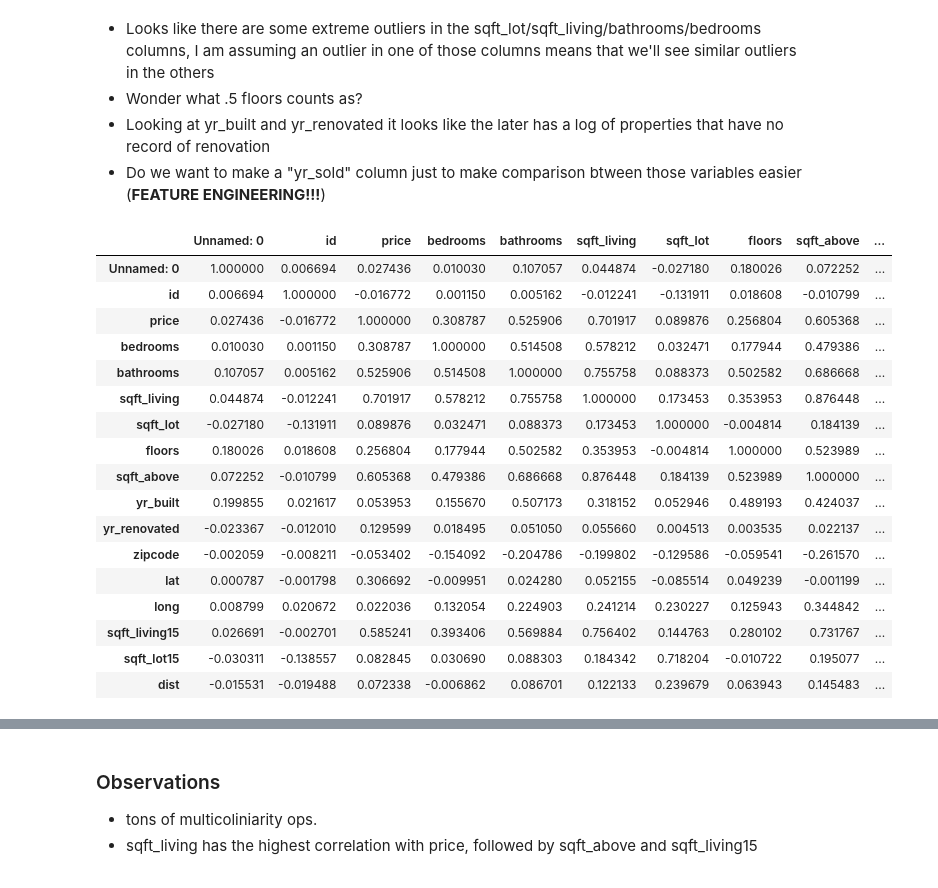
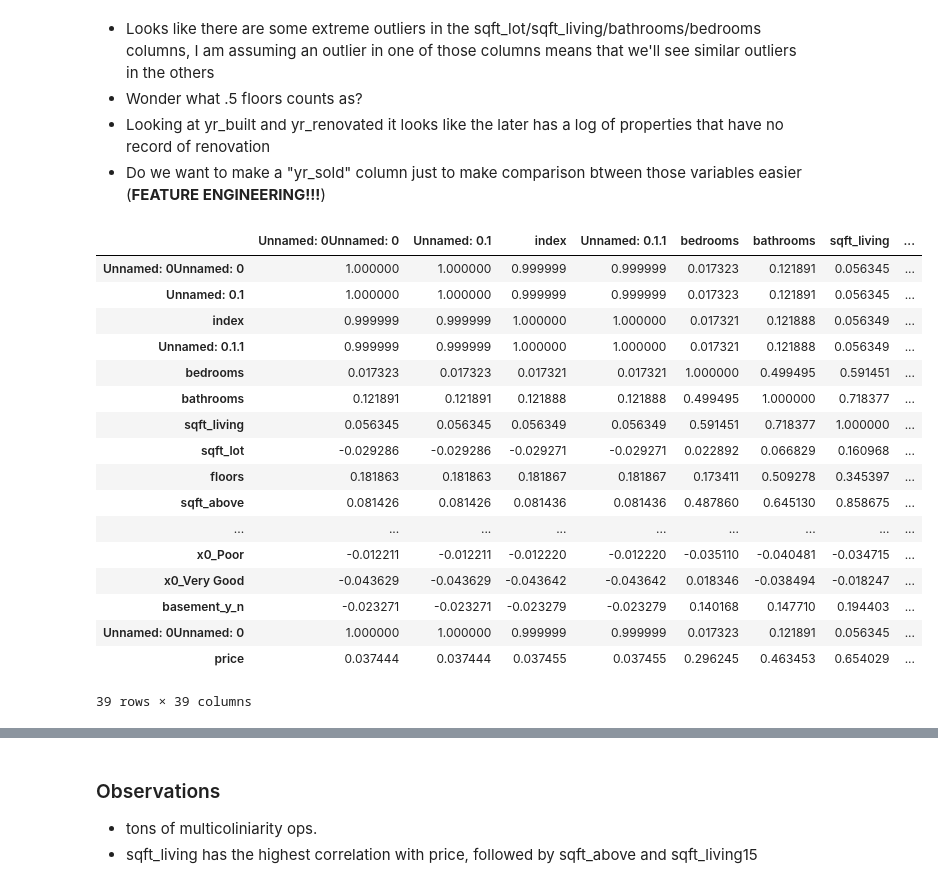
Before and after one commit to Shoemaker703/home_sales_analysis_project, a Jupyter notebook: notebooks/Alex M/Project2AlexM.ipynb, the cells around one changed output, grey strips where cells are left out. Cells and saved outputs as stored; diff of their text form; code cells hidden in the pictures.

```diff
--- a/notebooks/Alex M/Project2AlexM.ipynb
+++ b/notebooks/Alex M/Project2AlexM.ipynb
@@ -54,0 +53,3 @@ df = pd.read_csv('data/kc_house_data_with_distances.csv')
+# %%
+df_train_x = pd.read_csv('../../data/kc_house_data_xtrain_FINAL.csv')
+df_train_y = pd.read_csv('../../data/kc_house_data_ytrain_FINAL.csv')
@@ -64,0 +74,3 @@ df.head()
+# %%
+df_train = df_train_x.join(df_train_y, lsuffix ='Unnamed: 0', rsuffix = 'Unnamed: 0')
+df_train.info()
@@ -65 +95,3 @@ df.head()
+# %%
+df_train.columns = df_train.columns.str.replace(' ', '')
 # %%
@@ -113,25 +145,25 @@ df.describe()
 - Looking at yr_built and yr_renovated it looks like the later has a log of properties that have no record of renovation
 - Do we want to make a "yr_sold" column just to make comparison btween those variables easier (**FEATURE ENGINEERING!!!**)
 # %%
-df.corr()
+df_train.corr()
 # %% [output]
-|  | Unnamed: 0 | id | price | bedrooms | bathrooms | sqft_living | sqft_lot | floors | sqft_above | ... |
-| Unnamed: 0 | 1.000000 | 0.006694 | 0.027436 | 0.010030 | 0.107057 | 0.044874 | -0.027180 | 0.180026 | 0.072252 | ... |
-| id | 0.006694 | 1.000000 | -0.016772 | 0.001150 | 0.005162 | -0.012241 | -0.131911 | 0.018608 | -0.010799 | ... |
-| price | 0.027436 | -0.016772 | 1.000000 | 0.308787 | 0.525906 | 0.701917 | 0.089876 | 0.256804 | 0.605368 | ... |
-| bedrooms | 0.010030 | 0.001150 | 0.308787 | 1.000000 | 0.514508 | 0.578212 | 0.032471 | 0.177944 | 0.479386 | ... |
-| bathrooms | 0.107057 | 0.005162 | 0.525906 | 0.514508 | 1.000000 | 0.755758 | 0.088373 | 0.502582 | 0.686668 | ... |
-| sqft_living | 0.044874 | -0.012241 | 0.701917 | 0.578212 | 0.755758 | 1.000000 | 0.173453 | 0.353953 | 0.876448 | ... |
-| sqft_lot | -0.027180 | -0.131911 | 0.089876 | 0.032471 | 0.088373 | 0.173453 | 1.000000 | -0.004814 | 0.184139 | ... |
-| floors | 0.180026 | 0.018608 | 0.256804 | 0.177944 | 0.502582 | 0.353953 | -0.004814 | 1.000000 | 0.523989 | ... |
-| sqft_above | 0.072252 | -0.010799 | 0.605368 | 0.479386 | 0.686668 | 0.876448 | 0.184139 | 0.523989 | 1.000000 | ... |
-| yr_built | 0.199855 | 0.021617 | 0.053953 | 0.155670 | 0.507173 | 0.318152 | 0.052946 | 0.489193 | 0.424037 | ... |
-| yr_renovated | -0.023367 | -0.012010 | 0.129599 | 0.018495 | 0.051050 | 0.055660 | 0.004513 | 0.003535 | 0.022137 | ... |
-| zipcode | -0.002059 | -0.008211 | -0.053402 | -0.154092 | -0.204786 | -0.199802 | -0.129586 | -0.059541 | -0.261570 | ... |
-| lat | 0.000787 | -0.001798 | 0.306692 | -0.009951 | 0.024280 | 0.052155 | -0.085514 | 0.049239 | -0.001199 | ... |
-| long | 0.008799 | 0.020672 | 0.022036 | 0.132054 | 0.224903 | 0.241214 | 0.230227 | 0.125943 | 0.344842 | ... |
-| sqft_living15 | 0.026691 | -0.002701 | 0.585241 | 0.393406 | 0.569884 | 0.756402 | 0.144763 | 0.280102 | 0.731767 | ... |
-| sqft_lot15 | -0.030311 | -0.138557 | 0.082845 | 0.030690 | 0.088303 | 0.184342 | 0.718204 | -0.010722 | 0.195077 | ... |
-| dist | -0.015531 | -0.019488 | 0.072338 | -0.006862 | 0.086701 | 0.122133 | 0.239679 | 0.063943 | 0.145483 | ... |
+|  | Unnamed: 0Unnamed: 0 | Unnamed: 0.1 | index | Unnamed: 0.1.1 | bedrooms | bathrooms | sqft_living | ... |
+| Unnamed: 0Unnamed: 0 | 1.000000 | 1.000000 | 0.999999 | 0.999999 | 0.017323 | 0.121891 | 0.056345 | ... |
+| Unnamed: 0.1 | 1.000000 | 1.000000 | 0.999999 | 0.999999 | 0.017323 | 0.121891 | 0.056345 | ... |
+| index | 0.999999 | 0.999999 | 1.000000 | 1.000000 | 0.017321 | 0.121888 | 0.056349 | ... |
+| Unnamed: 0.1.1 | 0.999999 | 0.999999 | 1.000000 | 1.000000 | 0.017321 | 0.121888 | 0.056349 | ... |
+| bedrooms | 0.017323 | 0.017323 | 0.017321 | 0.017321 | 1.000000 | 0.499495 | 0.591451 | ... |
+| bathrooms | 0.121891 | 0.121891 | 0.121888 | 0.121888 | 0.499495 | 1.000000 | 0.718377 | ... |
+| sqft_living | 0.056345 | 0.056345 | 0.056349 | 0.056349 | 0.591451 | 0.718377 | 1.000000 | ... |
+| sqft_lot | -0.029286 | -0.029286 | -0.029271 | -0.029271 | 0.022892 | 0.066829 | 0.160968 | ... |
+| floors | 0.181863 | 0.181863 | 0.181867 | 0.181867 | 0.173411 | 0.509278 | 0.345397 | ... |
+| sqft_above | 0.081426 | 0.081426 | 0.081436 | 0.081436 | 0.487860 | 0.645130 | 0.858675 | ... |
+| ... | ... | ... | ... | ... | ... | ... | ... | ... |
+| x0_Poor | -0.012211 | -0.012211 | -0.012220 | -0.012220 | -0.035110 | -0.040481 | -0.034715 | ... |
+| x0_Very Good | -0.043629 | -0.043629 | -0.043642 | -0.043642 | 0.018346 | -0.038494 | -0.018247 | ... |
+| basement_y_n | -0.023271 | -0.023271 | -0.023279 | -0.023279 | 0.140168 | 0.147710 | 0.194403 | ... |
+| Unnamed: 0Unnamed: 0 | 1.000000 | 1.000000 | 0.999999 | 0.999999 | 0.017323 | 0.121891 | 0.056345 | ... |
+| price | 0.037444 | 0.037444 | 0.037455 | 0.037455 | 0.296245 | 0.463453 | 0.654029 | ... |
+39 rows × 39 columns
 # %%
 sns.set(rc={'figure.figsize':(10,10)})
```
Also changed, not shown: parts of 20 cells of this notebook, 2 other files.
